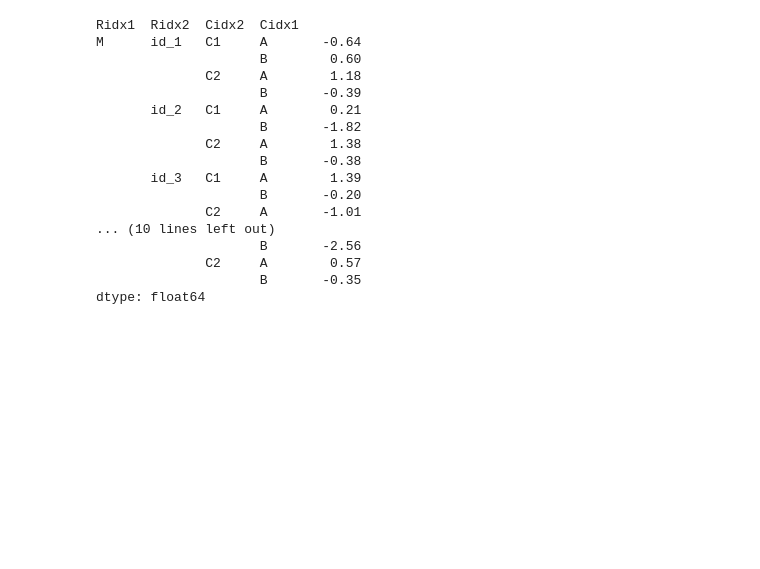
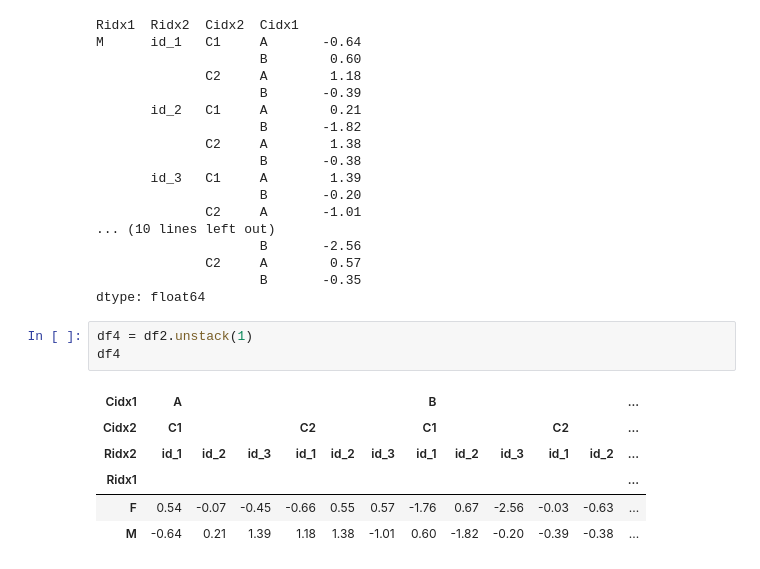
Before and after one commit to developernagk/STIS, a Jupyter notebook: pythonworkspace/pandas_data_analysis/pandas_multi_index.ipynb, the cells around one changed output. Cells and saved outputs as stored; diff of their text form; blank space fills up the shorter version.

```diff
--- a/pythonworkspace/pandas_data_analysis/pandas_multi_index.ipynb
+++ b/pythonworkspace/pandas_data_analysis/pandas_multi_index.ipynb
@@ -122,3 +122,13 @@ M      id_1   C1     A       -0.64
               C2     A        0.57
                      B       -0.35
 dtype: float64
+# %%
+df4 = df2.unstack(1)
+df4
+# %% [output]
+| Cidx1 | A |  |  |  |  |  | B |  |  |  |  | ... |
+| Cidx2 | C1 |  |  | C2 |  |  | C1 |  |  | C2 |  | ... |
+| Ridx2 | id_1 | id_2 | id_3 | id_1 | id_2 | id_3 | id_1 | id_2 | id_3 | id_1 | id_2 | ... |
+| Ridx1 |  |  |  |  |  |  |  |  |  |  |  | ... |
+| F | 0.54 | -0.07 | -0.45 | -0.66 | 0.55 | 0.57 | -1.76 | 0.67 | -2.56 | -0.03 | -0.63 | ... |
+| M | -0.64 | 0.21 | 1.39 | 1.18 | 1.38 | -1.01 | 0.60 | -1.82 | -0.20 | -0.39 | -0.38 | ... |
```
Also changed, not shown: parts of 26 cells of this notebook.
